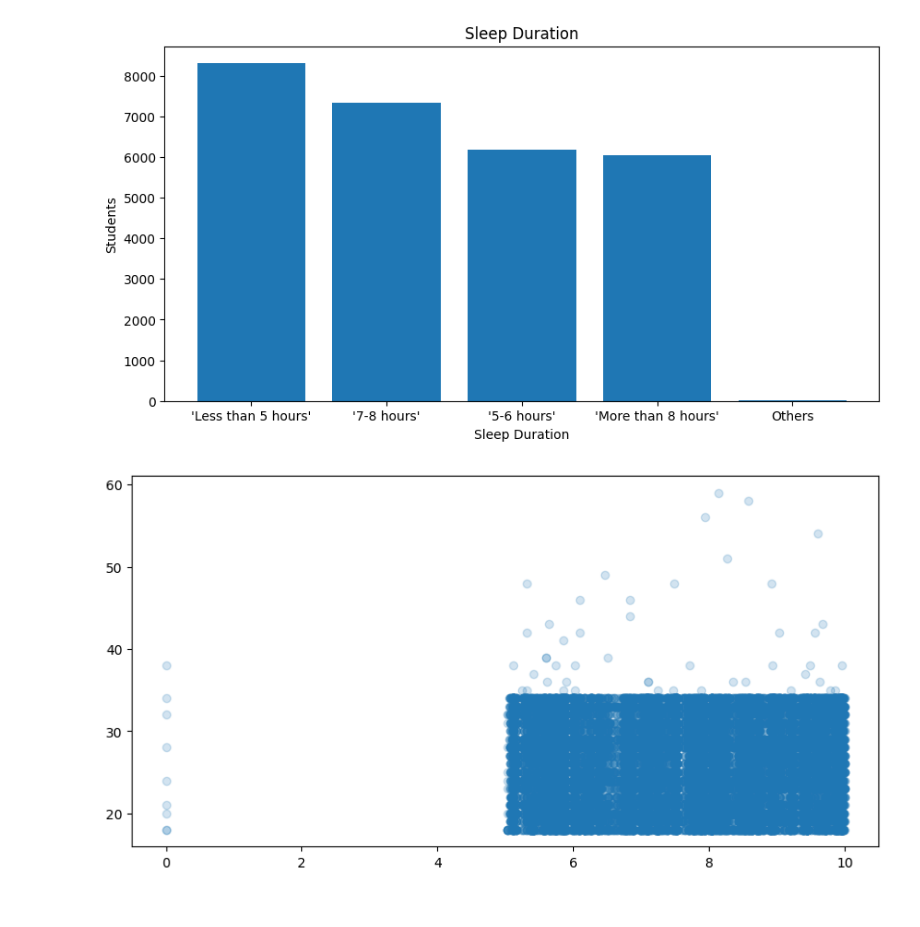
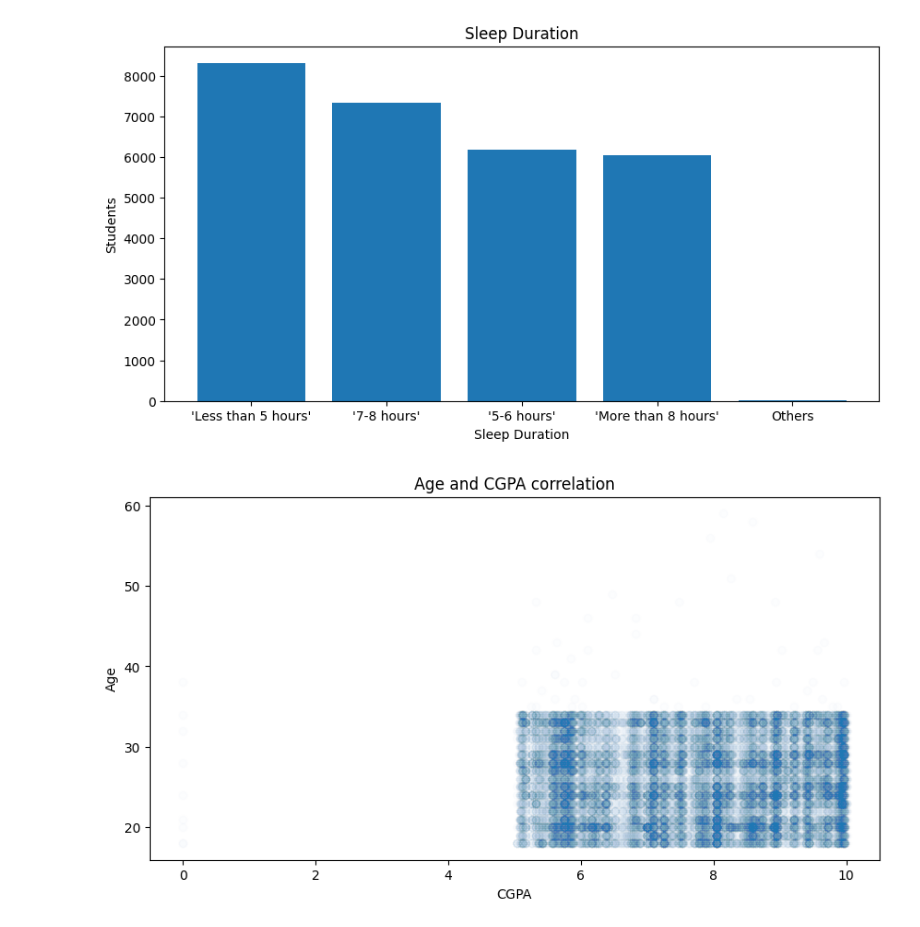
Before and after one commit to ToblerX/student_data_analysis, a Jupyter notebook: sample.ipynb, the cells around one changed output. Saved outputs shown, nothing was run; the diff lists cells and outputs as text; code cells hidden in the pictures.

Commit message:
Degree and CGPA correlation

```diff
--- a/sample.ipynb
+++ b/sample.ipynb
@@ -73,11 +73,11 @@ plt.show()
 # %%
 # Correlation between CGPA and SleepDuration
 
 plt.figure(figsize = (10,5))
-plt.scatter(data['CGPA'], data['Age'], alpha = 0.2)
+plt.scatter(data['CGPA'], data['Age'], alpha = 0.01)
 plt.xlabel('CGPA')
 plt.ylabel('Age')
 plt.title('Age and CGPA correlation')
 plt.show()
 # %% [output]
-[figure, old version]
+[figure, new version]
```
Also changed, not shown: parts of 1 cell of this notebook.
